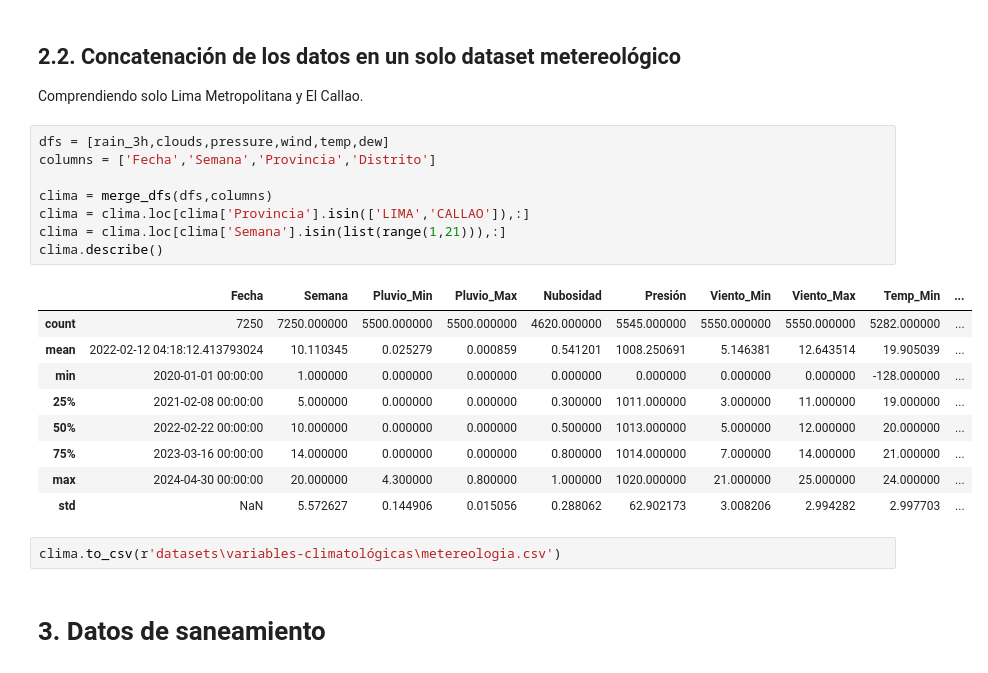
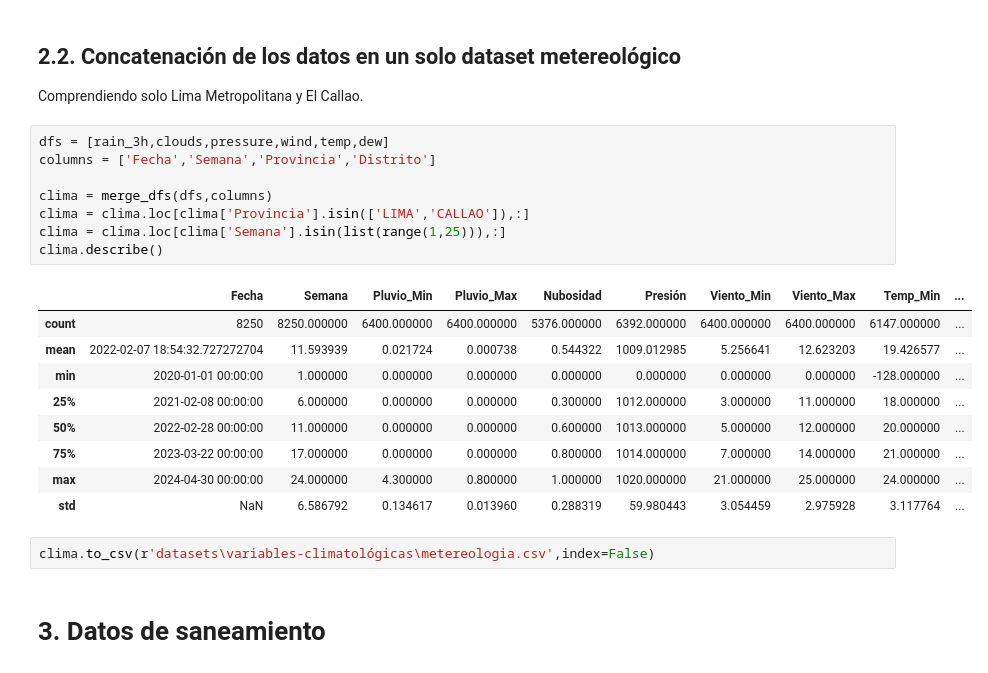
Before and after one commit to Sofoclesias/dengue-propagation, a Jupyter notebook: 1. Carga de datos.ipynb, the cells around one changed output. Cells and saved outputs as stored; diff of their text form.

```diff
--- a/1. Carga de datos.ipynb
+++ b/1. Carga de datos.ipynb
@@ -697,23 +697,23 @@ Comprendiendo solo Lima Metropolitana y El Callao.
 # %%
 dfs = [rain_3h,clouds,pressure,wind,temp,dew]
 columns = ['Fecha','Semana','Provincia','Distrito']
 
 clima = merge_dfs(dfs,columns)
 clima = clima.loc[clima['Provincia'].isin(['LIMA','CALLAO']),:]
-clima = clima.loc[clima['Semana'].isin(list(range(1,21))),:]
+clima = clima.loc[clima['Semana'].isin(list(range(1,25))),:]
 clima.describe()
 # %% [output]
 |  | Fecha | Semana | Pluvio_Min | Pluvio_Max | Nubosidad | Presión | Viento_Min | Viento_Max | Temp_Min | ... |
-| count | 7250 | 7250.000000 | 5500.000000 | 5500.000000 | 4620.000000 | 5545.000000 | 5550.000000 | 5550.000000 | 5282.000000 | ... |
-| mean | 2022-02-12 04:18:12.413793024 | 10.110345 | 0.025279 | 0.000859 | 0.541201 | 1008.250691 | 5.146381 | 12.643514 | 19.905039 | ... |
+| count | 8250 | 8250.000000 | 6400.000000 | 6400.000000 | 5376.000000 | 6392.000000 | 6400.000000 | 6400.000000 | 6147.000000 | ... |
+| mean | 2022-02-07 18:54:32.727272704 | 11.593939 | 0.021724 | 0.000738 | 0.544322 | 1009.012985 | 5.256641 | 12.623203 | 19.426577 | ... |
 | min | 2020-01-01 00:00:00 | 1.000000 | 0.000000 | 0.000000 | 0.000000 | 0.000000 | 0.000000 | 0.000000 | -128.000000 | ... |
-| 25% | 2021-02-08 00:00:00 | 5.000000 | 0.000000 | 0.000000 | 0.300000 | 1011.000000 | 3.000000 | 11.000000 | 19.000000 | ... |
-| 50% | 2022-02-22 00:00:00 | 10.000000 | 0.000000 | 0.000000 | 0.500000 | 1013.000000 | 5.000000 | 12.000000 | 20.000000 | ... |
-| 75% | 2023-03-16 00:00:00 | 14.000000 | 0.000000 | 0.000000 | 0.800000 | 1014.000000 | 7.000000 | 14.000000 | 21.000000 | ... |
-| max | 2024-04-30 00:00:00 | 20.000000 | 4.300000 | 0.800000 | 1.000000 | 1020.000000 | 21.000000 | 25.000000 | 24.000000 | ... |
-| std | NaN | 5.572627 | 0.144906 | 0.015056 | 0.288062 | 62.902173 | 3.008206 | 2.994282 | 2.997703 | ... |
+| 25% | 2021-02-08 00:00:00 | 6.000000 | 0.000000 | 0.000000 | 0.300000 | 1012.000000 | 3.000000 | 11.000000 | 18.000000 | ... |
+| 50% | 2022-02-28 00:00:00 | 11.000000 | 0.000000 | 0.000000 | 0.600000 | 1013.000000 | 5.000000 | 12.000000 | 20.000000 | ... |
+| 75% | 2023-03-22 00:00:00 | 17.000000 | 0.000000 | 0.000000 | 0.800000 | 1014.000000 | 7.000000 | 14.000000 | 21.000000 | ... |
+| max | 2024-04-30 00:00:00 | 24.000000 | 4.300000 | 0.800000 | 1.000000 | 1020.000000 | 21.000000 | 25.000000 | 24.000000 | ... |
+| std | NaN | 6.586792 | 0.134617 | 0.013960 | 0.288319 | 59.980443 | 3.054459 | 2.975928 | 3.117764 | ... |
 # %%
-clima.to_csv(r'datasets\variables-climatológicas\metereologia.csv')
+clima.to_csv(r'datasets\variables-climatológicas\metereologia.csv',index=False)
 # %% [markdown]
 # 3. Datos de saneamiento
 # %%
```
Also changed, not shown: 3 other files.
